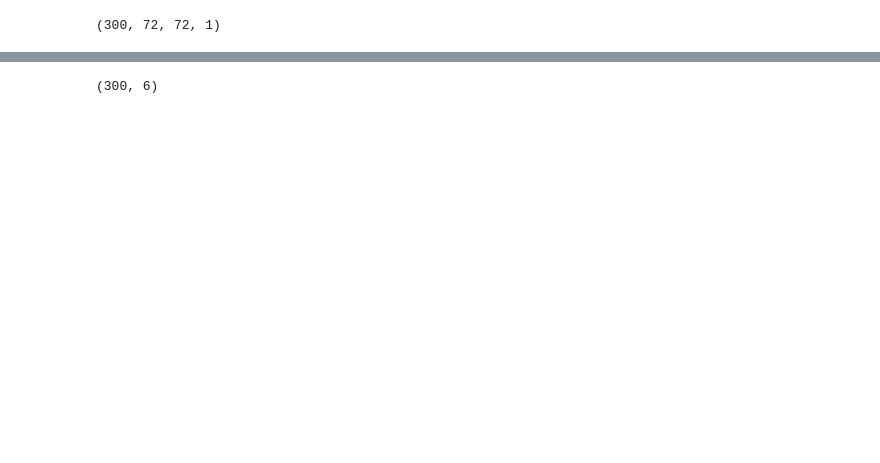
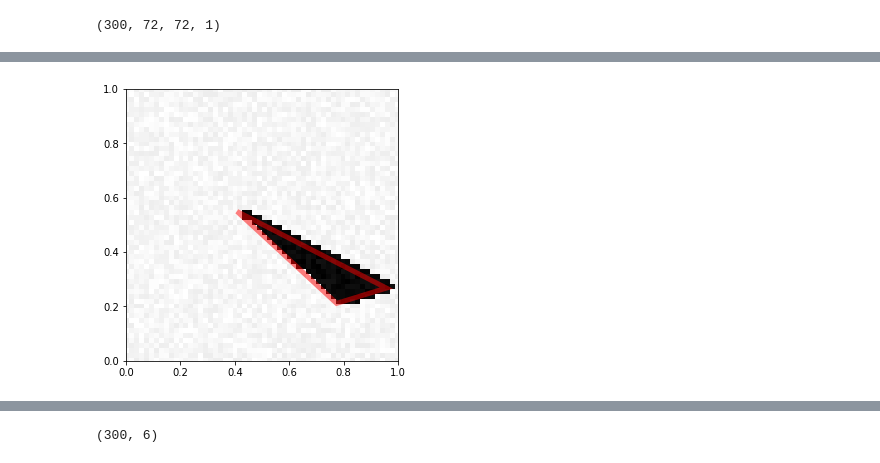
Before and after one commit to ALavault/DL, a Jupyter notebook: MP1/MP1.ipynb, the cells around one changed output, grey strips where cells are left out. Cells and saved outputs as stored; diff of their text form; code cells hidden in the pictures; blank space fills up the shorter version.

```diff
--- a/MP1/MP1.ipynb
+++ b/MP1/MP1.ipynb
@@ -694,3 +714,28 @@ X_train.shape[0]
+# %%
+sampling = np.linspace(0,1,72)
+
+def find_nearest(array,value):
+    idx = min((np.abs(array-value)).argmin(),71)
+    return array[idx]
+
+def pp(Y):
+    for i, row in enumerate(Y):
+        for j in range(len(row)):
+            Y[i,j] = find_nearest(sampling, Y[i,j])
+    return Y
+
+Y_train2 = pp(Y_train2)
+
+Y_train2 = Y_train.reshape(Y_train.shape[0], 3,2)
+y = Y_train2[0]
+for i in range(len(Y_train2)):
+    y = Y_train2[i]
+    Y_train2[i] = y[y[:,0].argsort()]
+Y_train2 = Y_train2.reshape(Y_train.shape[0],6)
+# %%
+visualize_prediction(X_train[1], Y_train2[1])
+# %% [output]
+[figure, added]
 # %%
 from keras.models import Sequential
 from keras import utils
```
Also changed, not shown: parts of 45 cells of this notebook, 12 other files.
